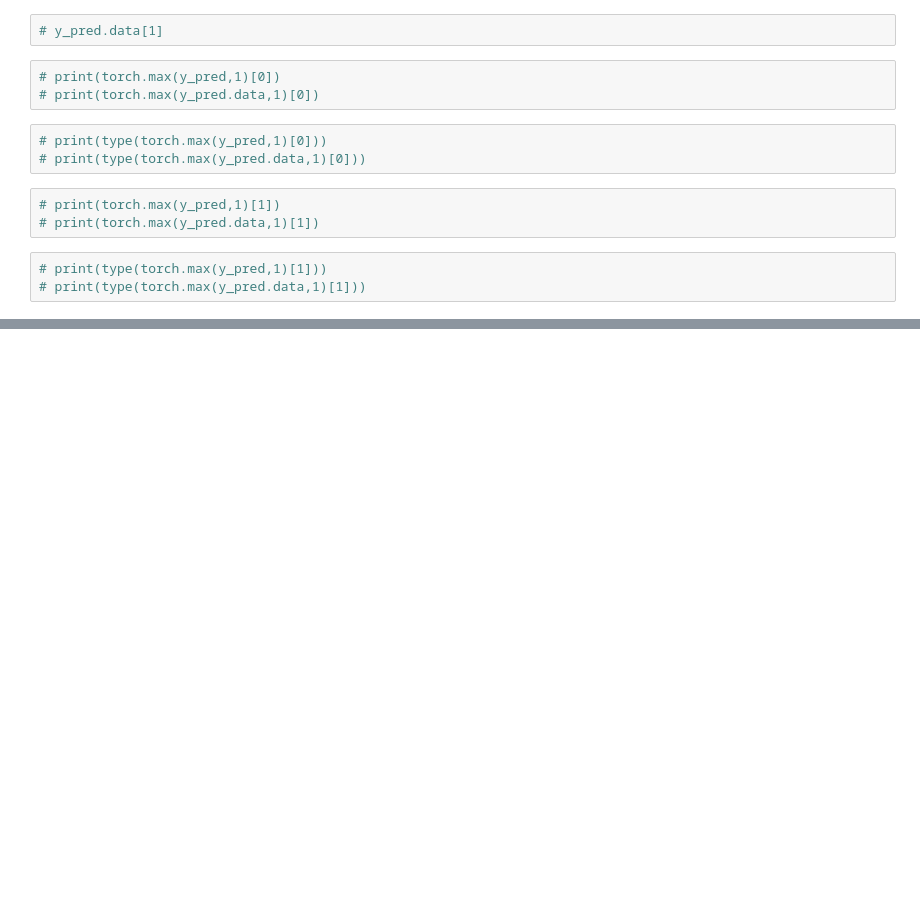
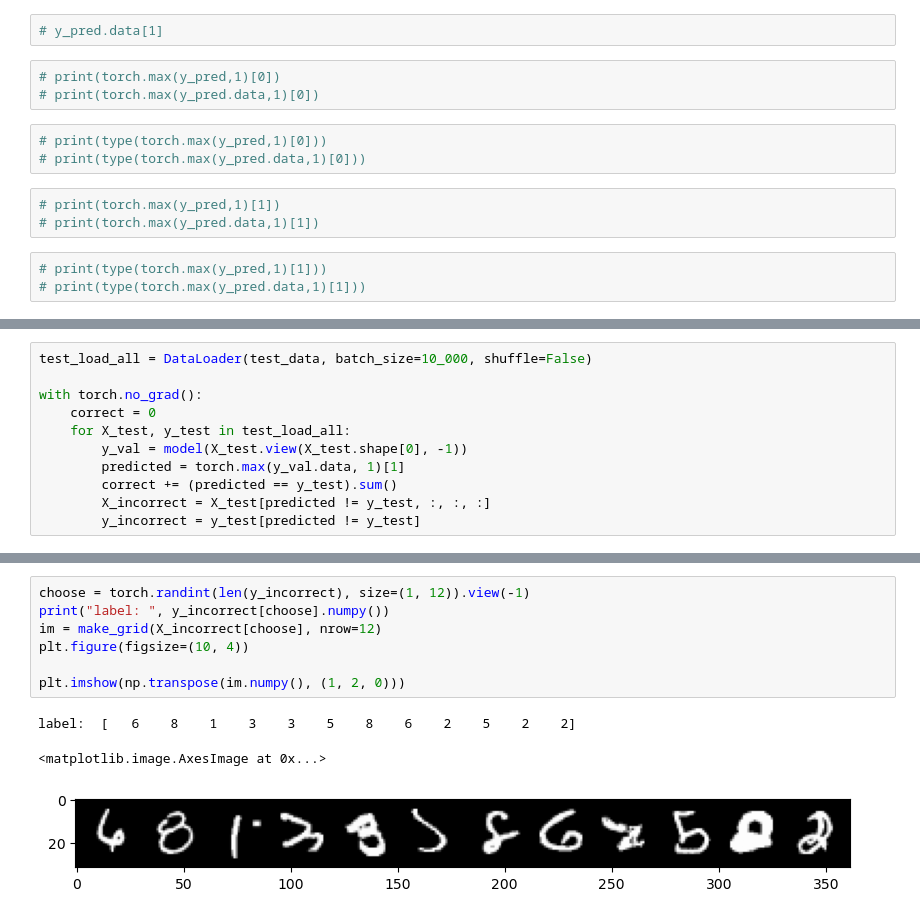
Before and after one commit to rtajik/PyTorch, a Jupyter notebook: Jose Portilla/08-1-CNN (ANN MNIST).ipynb, the cells around one changed output, grey strips where cells are left out. Saved outputs shown, nothing was run; the diff lists cells and outputs as text; blank space fills up the shorter version.

```diff
--- a/Jose Portilla/08-1-CNN (ANN MNIST).ipynb
+++ b/Jose Portilla/08-1-CNN (ANN MNIST).ipynb
@@ -238,0 +306,11 @@ KeyboardInterrupt:
+# %%
+test_load_all = DataLoader(test_data, batch_size=10_000, shuffle=False)
+
+with torch.no_grad():
+    correct = 0
+    for X_test, y_test in test_load_all:
+        y_val = model(X_test.view(X_test.shape[0], -1))
+        predicted = torch.max(y_val.data, 1)[1]
+        correct += (predicted == y_test).sum()
+        X_incorrect = X_test[predicted != y_test, :, :, :]
+        y_incorrect = y_test[predicted != y_test]
@@ -238,0 +321,11 @@ KeyboardInterrupt:
+# %%
+choose = torch.randint(len(y_incorrect), size=(1, 12)).view(-1)
+print("label: ", y_incorrect[choose].numpy())
+im = make_grid(X_incorrect[choose], nrow=12)
+plt.figure(figsize=(10, 4))
+
+plt.imshow(np.transpose(im.numpy(), (1, 2, 0)))
+# %% [output]
+label:  [   6    8    1    3    3    5    8    6    2    5    2    2]
+<matplotlib.image.AxesImage at 0x...>
+[figure, added]
```
Also changed, not shown: parts of 9 cells of this notebook, 5 other files.
